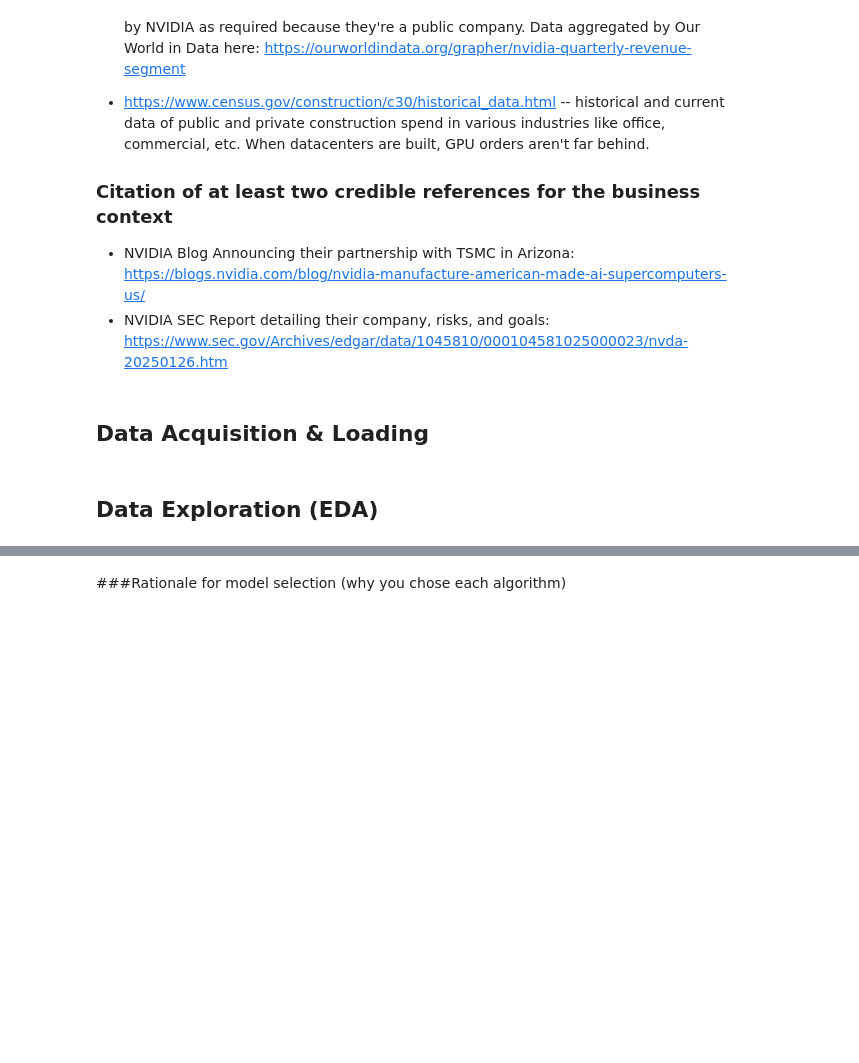
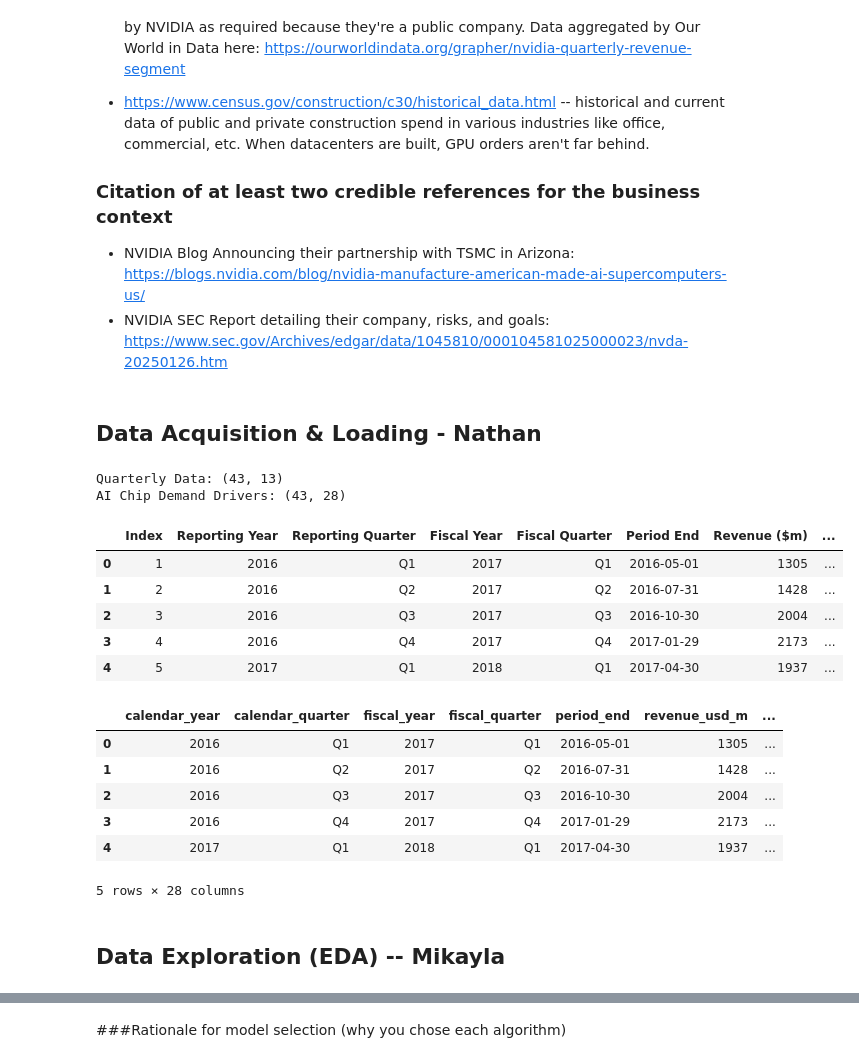
Before and after one commit to mikahamelin-gif/IS-4487-final-project-nvidia, a Jupyter notebook: IS_4487_Final_Project_Notebook.ipynb, the cells around one changed output, grey strips where cells are left out. Drawn from its saved outputs; the diff is of its cells as text; code cells hidden in the pictures; blank space fills up the shorter version.

```diff
--- a/IS_4487_Final_Project_Notebook.ipynb
+++ b/IS_4487_Final_Project_Notebook.ipynb
@@ -47,4 +47,4 @@ Because of the nature of this industry, NVIDIA is in a precarious position. If N
 *  NVIDIA Blog Announcing their partnership with TSMC in Arizona: https://blogs.nvidia.com/blog/nvidia-manufacture-american-made-ai-supercomputers-us/
 *  NVIDIA SEC Report detailing their company, risks, and goals: https://www.sec.gov/Archives/edgar/data/1045810/000104581025000023/nvda-20250126.htm
 # %% [markdown]
-## Data Acquisition & Loading
+## Data Acquisition & Loading - Nathan
@@ -55,5 +56,41 @@ Because of the nature of this industry, NVIDIA is in a precarious position. If N
+# %%
+
+file = "/content/NVIDIA_AI_Chip_Demand_Quarterly_2016_2026.xlsx"
+
+df1 = pd.read_excel(file, sheet_name="Quarterly Data")
+df2 = pd.read_excel(file, sheet_name="AI Chip Demand Drivers")
+
+
+# Remove source and status columns
+df1 = df1.loc[:, ~df1.columns.astype(str).str.contains("source|status|verification", case=False)]
+df2 = df2.loc[:, ~df2.columns.astype(str).str.contains("source|status|verification", case=False)]
+
+
+# To view sources, comment out the two lines above
+
+print("Quarterly Data:", df1.shape)
+print("AI Chip Demand Drivers:", df2.shape)
+
+display(df1.head())
+display(df2.head())
+# %% [output]
+Quarterly Data: (43, 13)
+AI Chip Demand Drivers: (43, 28)
+|  | Index | Reporting Year | Reporting Quarter | Fiscal Year | Fiscal Quarter | Period End | Revenue ($m) | ... |
+| 0 | 1 | 2016 | Q1 | 2017 | Q1 | 2016-05-01 | 1305 | ... |
+| 1 | 2 | 2016 | Q2 | 2017 | Q2 | 2016-07-31 | 1428 | ... |
+| 2 | 3 | 2016 | Q3 | 2017 | Q3 | 2016-10-30 | 2004 | ... |
+| 3 | 4 | 2016 | Q4 | 2017 | Q4 | 2017-01-29 | 2173 | ... |
+| 4 | 5 | 2017 | Q1 | 2018 | Q1 | 2017-04-30 | 1937 | ... |
+|  | calendar_year | calendar_quarter | fiscal_year | fiscal_quarter | period_end | revenue_usd_m | ... |
+| 0 | 2016 | Q1 | 2017 | Q1 | 2016-05-01 | 1305 | ... |
+| 1 | 2016 | Q2 | 2017 | Q2 | 2016-07-31 | 1428 | ... |
+| 2 | 2016 | Q3 | 2017 | Q3 | 2016-10-30 | 2004 | ... |
+| 3 | 2016 | Q4 | 2017 | Q4 | 2017-01-29 | 2173 | ... |
+| 4 | 2017 | Q1 | 2018 | Q1 | 2017-04-30 | 1937 | ... |
+5 rows × 28 columns
 # %% [markdown]
-## Data Exploration (EDA)
+## Data Exploration (EDA) -- Mikayla
 # %%
 # initial inspection
 # %%
```
Also changed, not shown: parts of 9 cells of this notebook.
